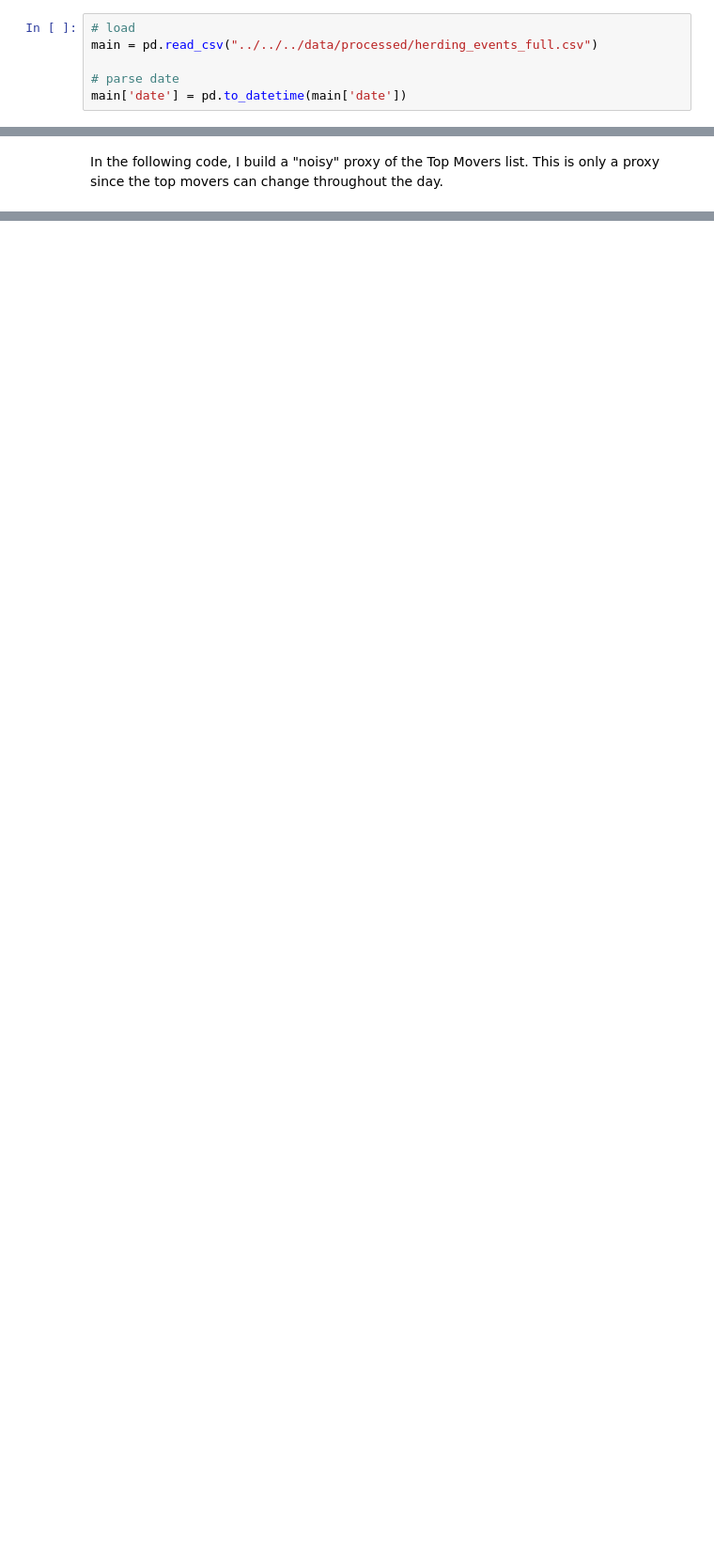
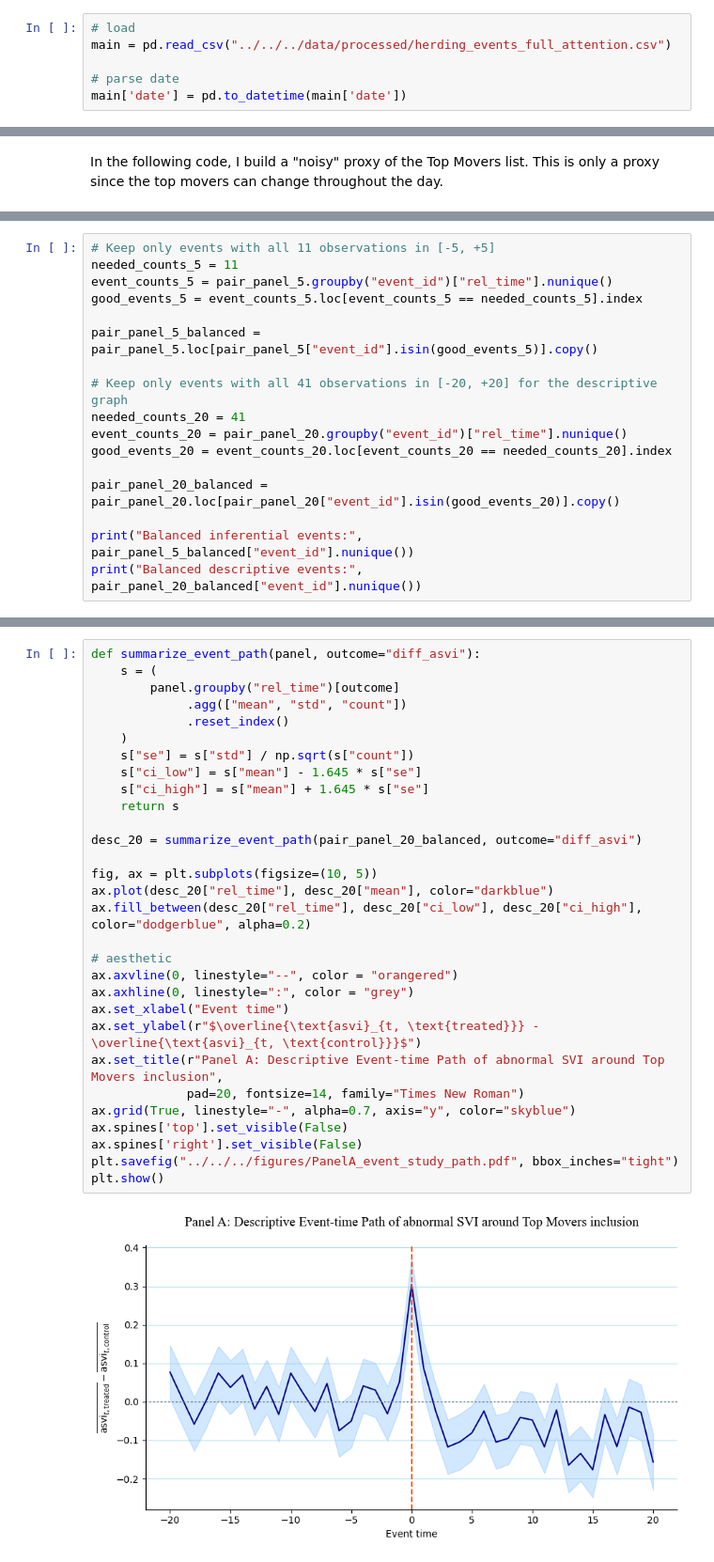
Before and after one commit to YVYX04/Bachelor_Thesis, a Jupyter notebook: notebooks/main/hypotheses/02_TopMovers_asvi.ipynb, the cells around one changed output, grey strips where cells are left out. Shown at 94% size. Cells and saved outputs as stored; diff of their text form; blank space fills up the shorter version.

Commit message:
replication and event study first draft

```diff
--- a/notebooks/main/hypotheses/02_TopMovers_asvi.ipynb
+++ b/notebooks/main/hypotheses/02_TopMovers_asvi.ipynb
@@ -28,7 +28,7 @@ from linearmodels.panel import PanelOLS
 Once the libraries are loaded, I prepare the data.
 # %%
 # load
-main = pd.read_csv("../../../data/processed/herding_events_full.csv")
+main = pd.read_csv("../../../data/processed/herding_events_full_attention.csv")
 
 # parse date
 main['date'] = pd.to_datetime(main['date'])
@@ -644,0 +554,17 @@ In my sample, I do not detect a robust discontinuity in Google-search attention
+# %%
+# Keep only events with all 11 observations in [-5, +5]
+needed_counts_5 = 11
+event_counts_5 = pair_panel_5.groupby("event_id")["rel_time"].nunique()
+good_events_5 = event_counts_5.loc[event_counts_5 == needed_counts_5].index
+
+pair_panel_5_balanced = pair_panel_5.loc[pair_panel_5["event_id"].isin(good_events_5)].copy()
+
+# Keep only events with all 41 observations in [-20, +20] for the descriptive graph
+needed_counts_20 = 41
+event_counts_20 = pair_panel_20.groupby("event_id")["rel_time"].nunique()
+good_events_20 = event_counts_20.loc[event_counts_20 == needed_counts_20].index
+
+pair_panel_20_balanced = pair_panel_20.loc[pair_panel_20["event_id"].isin(good_events_20)].copy()
+
+print("Balanced inferential events:", pair_panel_5_balanced["event_id"].nunique())
+print("Balanced descriptive events:", pair_panel_20_balanced["event_id"].nunique())
@@ -644,0 +578,32 @@ In my sample, I do not detect a robust discontinuity in Google-search attention
+# %%
+def summarize_event_path(panel, outcome="diff_asvi"):
+    s = (
+        panel.groupby("rel_time")[outcome]
+             .agg(["mean", "std", "count"])
+             .reset_index()
+    )
+    s["se"] = s["std"] / np.sqrt(s["count"])
+    s["ci_low"] = s["mean"] - 1.645 * s["se"]
+    s["ci_high"] = s["mean"] + 1.645 * s["se"]
+    return s
+
+desc_20 = summarize_event_path(pair_panel_20_balanced, outcome="diff_asvi")
+
+fig, ax = plt.subplots(figsize=(10, 5))
+ax.plot(desc_20["rel_time"], desc_20["mean"], color="darkblue")
+ax.fill_between(desc_20["rel_time"], desc_20["ci_low"], desc_20["ci_high"], color="dodgerblue", alpha=0.2)
+
+# aesthetic
+ax.axvline(0, linestyle="--", color = "orangered")
+ax.axhline(0, linestyle=":", color = "grey")
+ax.set_xlabel("Event time")
+ax.set_ylabel(r"$\overline{\text{asvi}_{t, \text{treated}}} - \overline{\text{asvi}_{t, \text{control}}}$")
+ax.set_title(r"Panel A: Descriptive Event-time Path of abnormal SVI around Top Movers inclusion",
+             pad=20, fontsize=14, family="Times New Roman")
+ax.grid(True, linestyle="-", alpha=0.7, axis="y", color="skyblue")
+ax.spines['top'].set_visible(False)
+ax.spines['right'].set_visible(False)
+plt.savefig("../../../figures/PanelA_event_study_path.pdf", bbox_inches="tight")
+plt.show()
+# %% [output]
+[figure, added]
```
Also changed, not shown: parts of 60 cells of this notebook, 7 other files.
